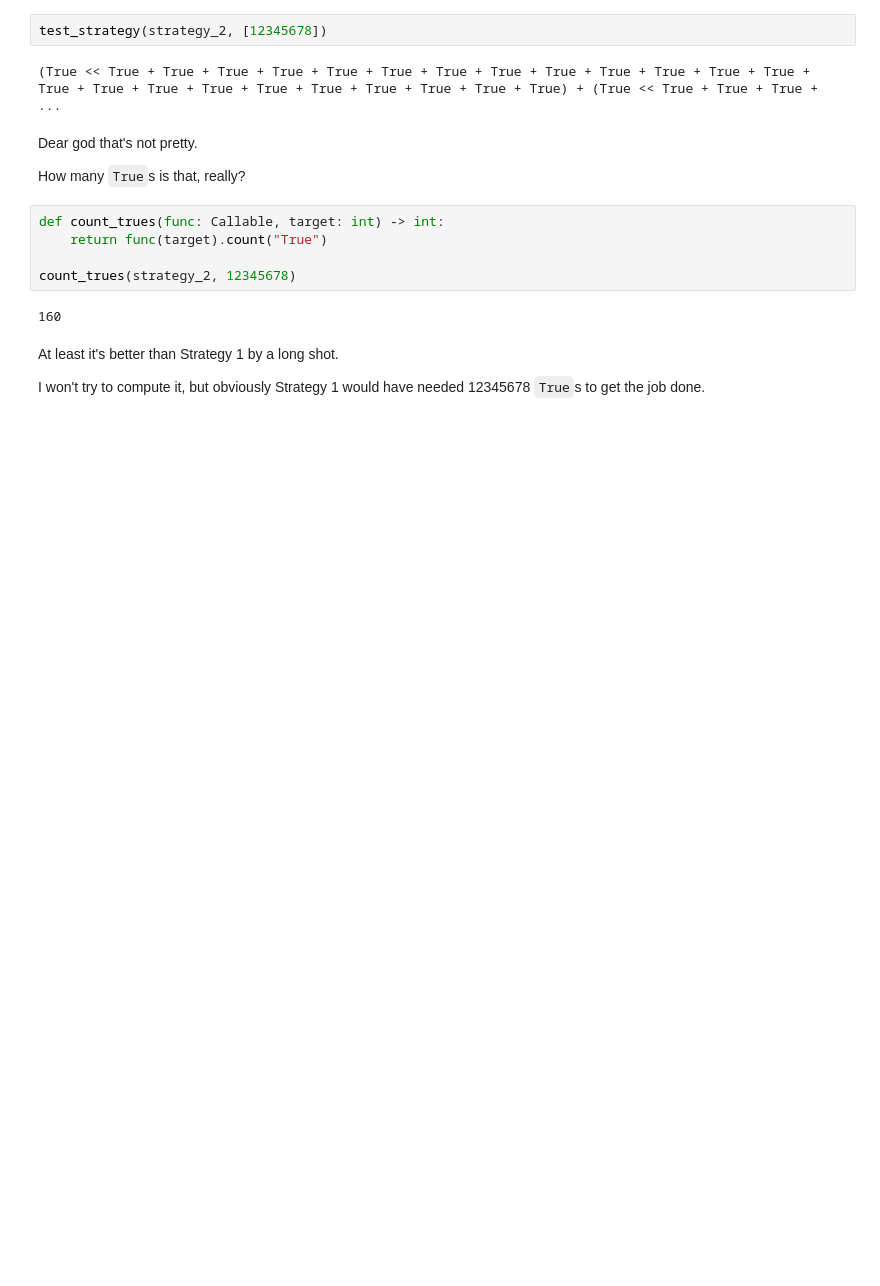
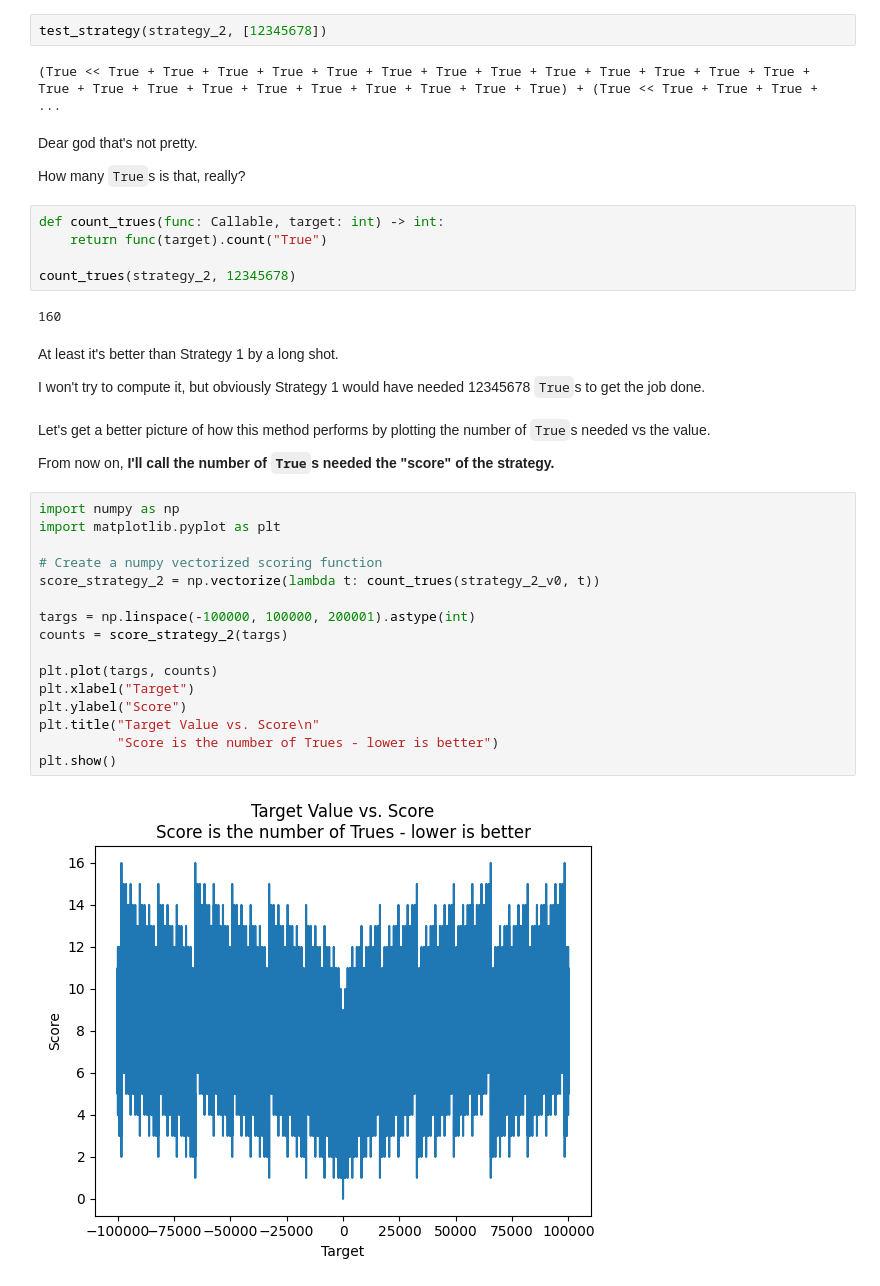
Before and after one commit to jonahjlee/misc-notebooks, a Jupyter notebook: fun_stuff/nothing_but_true.ipynb, the cells around one changed output. Saved outputs shown, nothing was run; the diff lists cells and outputs as text; blank space fills up the shorter version.

Commit message:
Analyze Strategy 2 performance

```diff
--- a/fun_stuff/nothing_but_true.ipynb
+++ b/fun_stuff/nothing_but_true.ipynb
@@ -229,3 +229,25 @@ count_trues(strategy_2, 12345678)
 At least it's better than Strategy 1 by a long shot.
 
 I won't try to compute it, but obviously Strategy 1 would have needed 12345678 `True`s to get the job done.
+# %% [markdown]
+Let's get a better picture of how this method performs by plotting the number of `True`s needed vs the value.
+
+From now on, **I'll call the number of `True`s needed the "score" of the strategy.**
+# %%
+import numpy as np
+import matplotlib.pyplot as plt
+
+# Create a numpy vectorized scoring function
+score_strategy_2 = np.vectorize(lambda t: count_trues(strategy_2_v0, t))
+
+targs = np.linspace(-100000, 100000, 200001).astype(int)
+counts = score_strategy_2(targs)
+
+plt.plot(targs, counts)
+plt.xlabel("Target")
+plt.ylabel("Score")
+plt.title("Target Value vs. Score\n"
+          "Score is the number of Trues - lower is better")
+plt.show()
+# %% [output]
+[figure, added]
```
Also changed, not shown: parts of 3 cells of this notebook.
